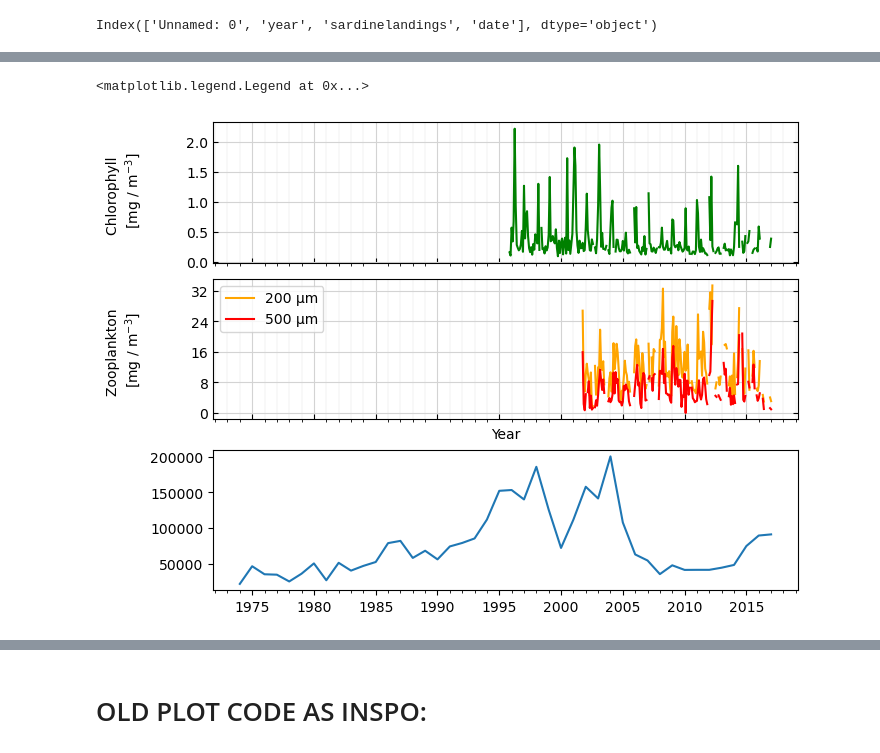
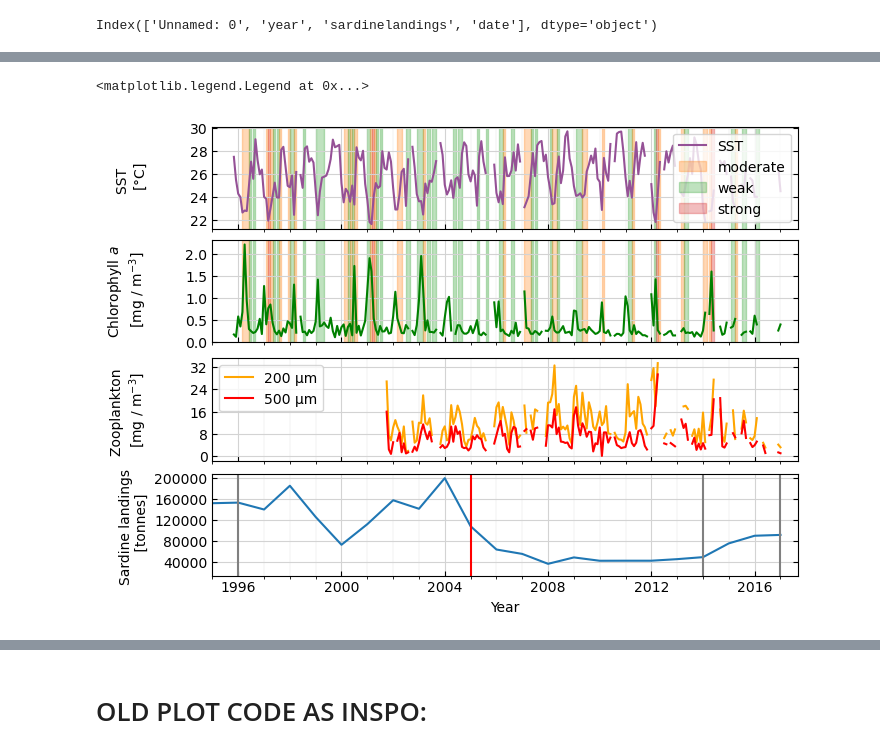
Before and after one commit to ben1post/SSMCariaco, a Jupyter notebook: DATA/PLOTS/TSplot_Overview.ipynb, the cells around one changed output, grey strips where cells are left out. Saved outputs shown, nothing was run; the diff lists cells and outputs as text; code cells hidden in the pictures.

Commit message:
update Timeline Overview plot

```diff
--- a/DATA/PLOTS/TSplot_Overview.ipynb
+++ b/DATA/PLOTS/TSplot_Overview.ipynb
@@ -31,41 +69,55 @@ Index(['Unnamed: 0', 'year', 'sardinelandings', 'date'], dtype='object')
 # %%
 from matplotlib.ticker import MaxNLocator
 
 plt.rcParams['figure.figsize'] = [7, 5]
-f, ax = plt.subplots(3, 1, sharex='col', constrained_layout=True)
+f, ax = plt.subplots(4, 1, sharex='col', constrained_layout=True)
 
-color_dict={'N':'#955196','P':'green','Z1':'orange','Z2':'red'}
+color_dict={'SST':'#955196','P':'green','Z1':'orange','Z2':'red'}
 
-ax[0].plot(CARIACO.date, CARIACO.Chlorophyll, color=color_dict['P'], label='Chlorophyll')
-ax[0].set_ylabel("Chlorophyll \n"+r" [mg / $ \mathrm{m^{-3}}$]")
+ax[0].plot(CARIACO.date, CARIACO.SST, color=color_dict['SST'], label='SST')
+ax[0].set_ylabel("SST \n"+r" [$\degree \mathrm{C}$]")
 
-ax[1].plot(CARIACO.date, CARIACO.Mesh200, color=color_dict['Z1'], label='200 µm')
-ax[1].plot(CARIACO.date, CARIACO.Mesh500, color=color_dict['Z2'], label='500 µm')
-ax[1].set_ylabel("Zooplankton \n"+r"[mg / $ \mathrm{ m^{-3} }$]")
+plot_state_as_color(x_data=CARIACO.date, state_data=CARIACO.ui, axis=ax[0])
 
-ax[2].plot(Fish.date, Fish.sardinelandings)
+ax[1].plot(CARIACO.date, CARIACO.Chlorophyll, color=color_dict['P'], label='Chlorophyll')
+ax[1].set_ylabel("Chlorophyll $a$ \n"+r" [mg / $ \mathrm{m^{-3}}$]")
+
+plot_state_as_color(x_data=CARIACO.date, state_data=CARIACO.ui, axis=ax[1])
+
+ax[2].plot(CARIACO.date, CARIACO.Mesh200, color=color_dict['Z1'], label='200 µm')
+ax[2].plot(CARIACO.date, CARIACO.Mesh500, color=color_dict['Z2'], label='500 µm')
+ax[2].set_ylabel("Zooplankton \n"+r"[mg / $ \mathrm{ m^{-3} }$]")
+
+ax[3].plot(Fish.date, Fish.sardinelandings)
+ax[3].set_ylabel("Sardine landings \n"+r" [tonnes]")
+ax[3].axvline(datetime.date(2005, 1, 1), color="red")
+ax[3].axvline(datetime.date(1996, 1, 1), color="grey")
+ax[3].axvline(datetime.date(2014, 1, 1), color="grey")
+ax[3].axvline(datetime.date(2017, 1, 1), color="grey")
 
 
 
-for i in range(2):
+for i in range(4):
     ax[i].grid(True, color='lightgrey')
     ax[i].grid(True, lw=0.2, color='lightgrey', which="minor")
     ax[i].get_yaxis().set_major_locator(MaxNLocator(nbins=5))
     ax[i].get_xaxis().set_minor_locator(mdates.YearLocator())
     ax[i].tick_params(top=False, right=True, direction="in")
 
-
+plt.setp((ax,),xlim=(datetime.date(1995, 1, 1), datetime.date(2017, 9, 1)))
 # Setting the limits for all axes.
 #plt.setp((ax,), ylim=(0,2.5)) #, xlim=(-1, 100)
 
 # format labels
 f.align_ylabels()
 
 ax[0].set_xlabel('')
-ax[1].set_xlabel('Year')
+ax[3].set_xlabel('Year')
 
 # show legend
-ax[1].legend()
+# show legend
+ax[0].legend()
+ax[2].legend()
 # %% [output]
 <matplotlib.legend.Legend at 0x...>
-[figure, old version]
+[figure, new version]
```
Also changed, not shown: parts of 9 cells of this notebook, 6 other files.
